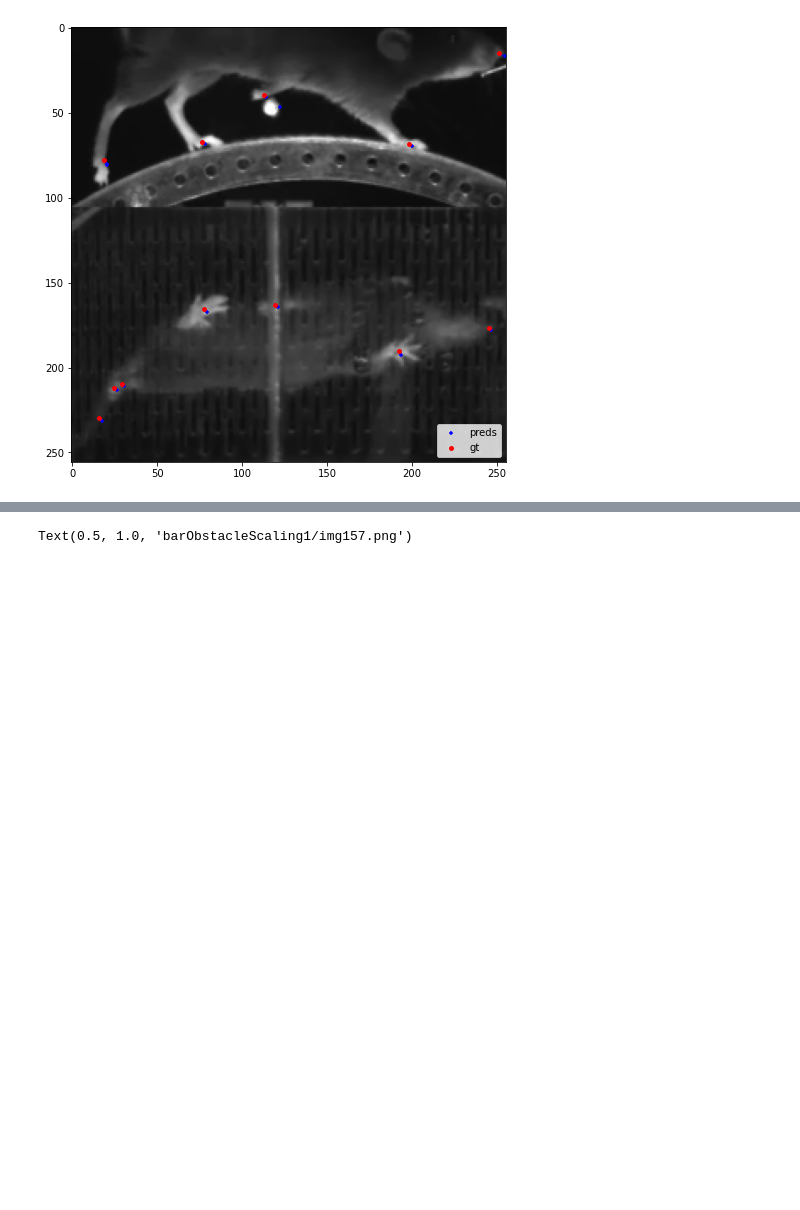
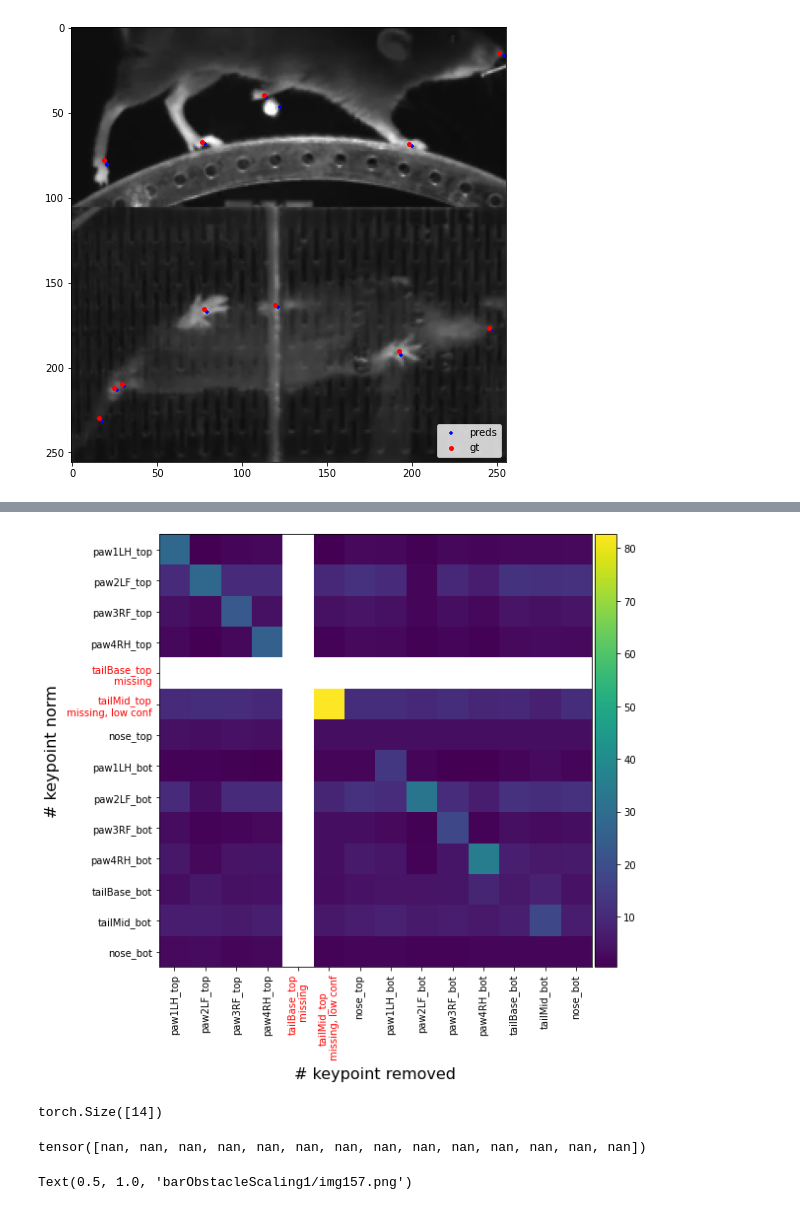
Before and after one commit to paninski-lab/lightning-pose, a Jupyter notebook: scripts/post_process_preds.ipynb, the cells around one changed output, grey strips where cells are left out. Saved outputs shown, nothing was run; the diff lists cells and outputs as text; code cells hidden in the pictures; blank space fills up the shorter version.

```diff
--- a/scripts/post_process_preds.ipynb
+++ b/scripts/post_process_preds.ipynb
@@ -222,0 +418,28 @@ vanilla_pca_reconstruction = lgssm.reproject(pred_vector.reshape(1,-1).float())
+# %%
+# do the loo procedure again, this time with the max norm masked
+new_preds = pred_vector.clone().reshape(-1,2)
+new_preds[max_norm_ind,:] = torch.nan
+recon_list = loo_reconstruction(new_preds.float().reshape(-1))
+# %%
+# check how much each point moved
+norms_list = []
+for i in range(len(recon_list)):
+    recons_temp = recon_list[i]
+    pred_reshaped = new_preds.clone().reshape(-1,2)
+    recons_temp_reshaped = recons_temp.reshape(-1,2)
+    norms = torch.linalg.norm(new_preds - recons_temp_reshaped, dim=1)
+    norms_list.append(norms.unsqueeze(-1))
+all_norms = torch.cat(norms_list, dim=-1)
+# %%
+plot_single_removal_heatmap(all_norms, list(included_keypoint_names), is_missing_from_gt=is_missing, conf_below_thresh=conf_below_thresh)
+# %% [output]
+[figure, added]
+# %%
+all_norms.diag().shape
+# %% [output]
+torch.Size([14])
+# %%
+# we wanna determine which keypoints moved the most
+norms
+# %% [output]
+tensor([nan, nan, nan, nan, nan, nan, nan, nan, nan, nan, nan, nan, nan, nan])
```
Also changed, not shown: parts of 22 cells of this notebook.
